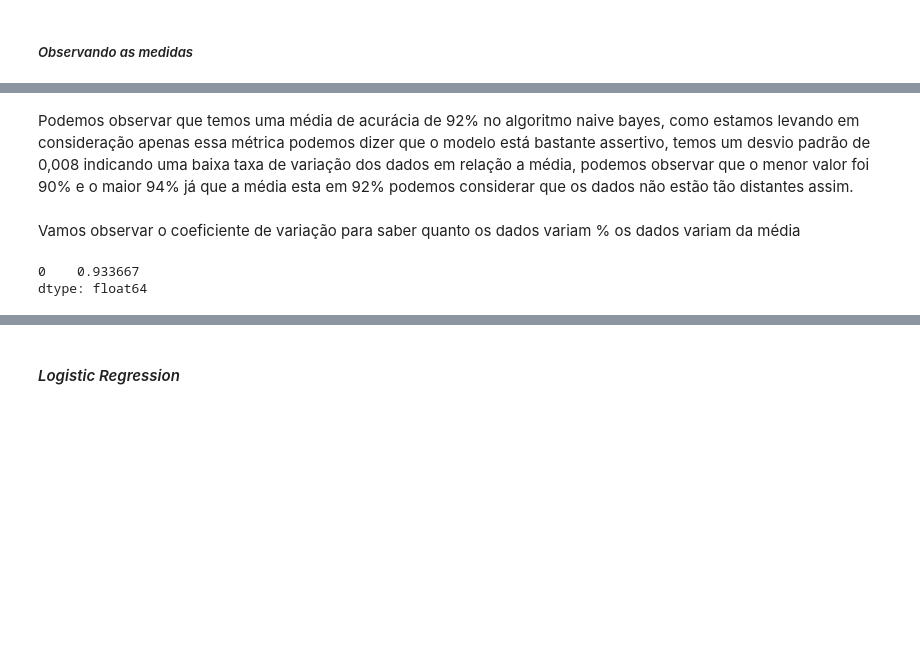
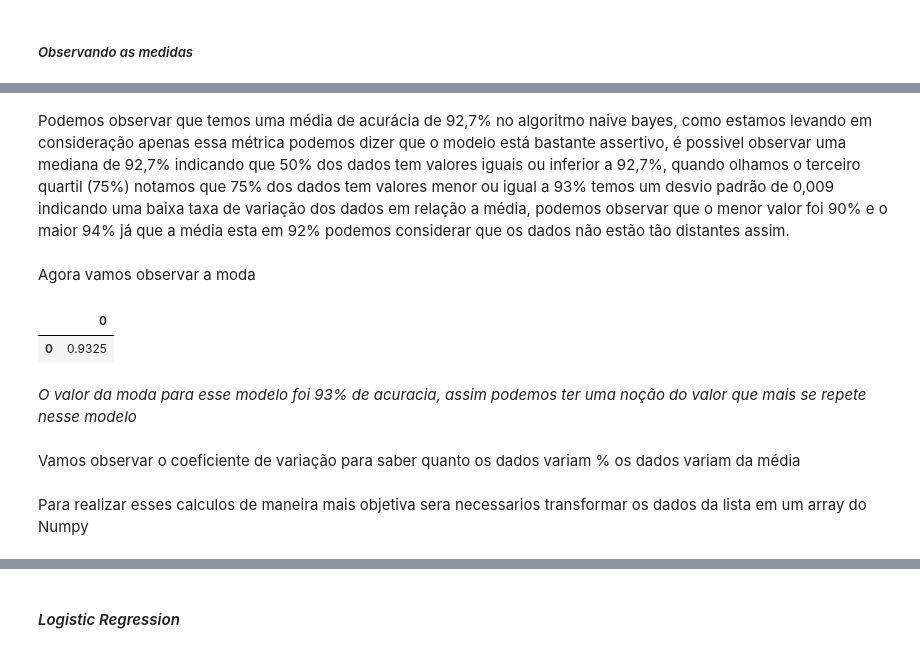
Before and after one commit to JosenildoJunior/StatPyDataScience, a Jupyter notebook: Medidas_de_posição_e_dispersão.ipynb, the cells around one changed output, grey strips where cells are left out. Cells and saved outputs as stored; diff of their text form; code cells hidden in the pictures; blank space fills up the shorter version.

```diff
--- a/Medidas_de_posição_e_dispersão.ipynb
+++ b/Medidas_de_posição_e_dispersão.ipynb
@@ -927,4 +927,14 @@ df_bayes.describe()
 # %% [markdown]
-Podemos observar que temos uma média de acurácia de 92% no algoritmo naive bayes, como estamos levando em consideração apenas essa métrica podemos dizer que o modelo está bastante assertivo, temos um desvio padrão de 0,008 indicando uma baixa taxa de variação dos dados em relação a média, podemos observar que o menor valor foi 90% e o maior 94% já que a média esta em 92% podemos considerar que os dados não estão tão distantes assim.
+Podemos observar que temos uma média de acurácia de 92,7% no algoritmo naive bayes, como estamos levando em consideração apenas essa métrica podemos dizer que o modelo está bastante assertivo, é possivel observar uma mediana de 92,7% indicando que 50% dos dados tem valores iguais ou inferior a 92,7%, quando olhamos o terceiro quartil (75%) notamos que 75% dos dados tem valores menor ou igual a 93% temos um desvio padrão de 0,009 indicando uma baixa taxa de variação dos dados em relação a média, podemos observar que o menor valor foi 90% e o maior 94% já que a média esta em 92% podemos considerar que os dados não estão tão distantes assim.
+# %% [markdown]
+Agora vamos observar a moda
+# %%
+# Observando a moda
+df_bayes.mode()
+# %% [output]
+|  | 0 |
+| 0 | 0.9325 |
+# %% [markdown]
+*O valor da moda para esse modelo foi 93% de acuracia, assim podemos ter uma noção do valor que mais se repete nesse modelo*
 # %% [markdown]
 Vamos observar o coeficiente de variação para saber quanto os dados variam % os dados variam da média
@@ -937,9 +941,2 @@ desvio_bayes = np.std(df_bayes)
-# %%
-# Realizando o cálculo
-coeficiente_variacao = (desvio_bayes / media_bayes) * 100
-
-# Exibindo o resultado
-print(coeficiente_variacao)
-# %% [output]
-0    0.933667
-dtype: float64
+# %% [markdown]
+Para realizar esses calculos de maneira mais objetiva sera necessarios transformar os dados da lista em um array do Numpy
```
Also changed, not shown: parts of 28 cells of this notebook.
